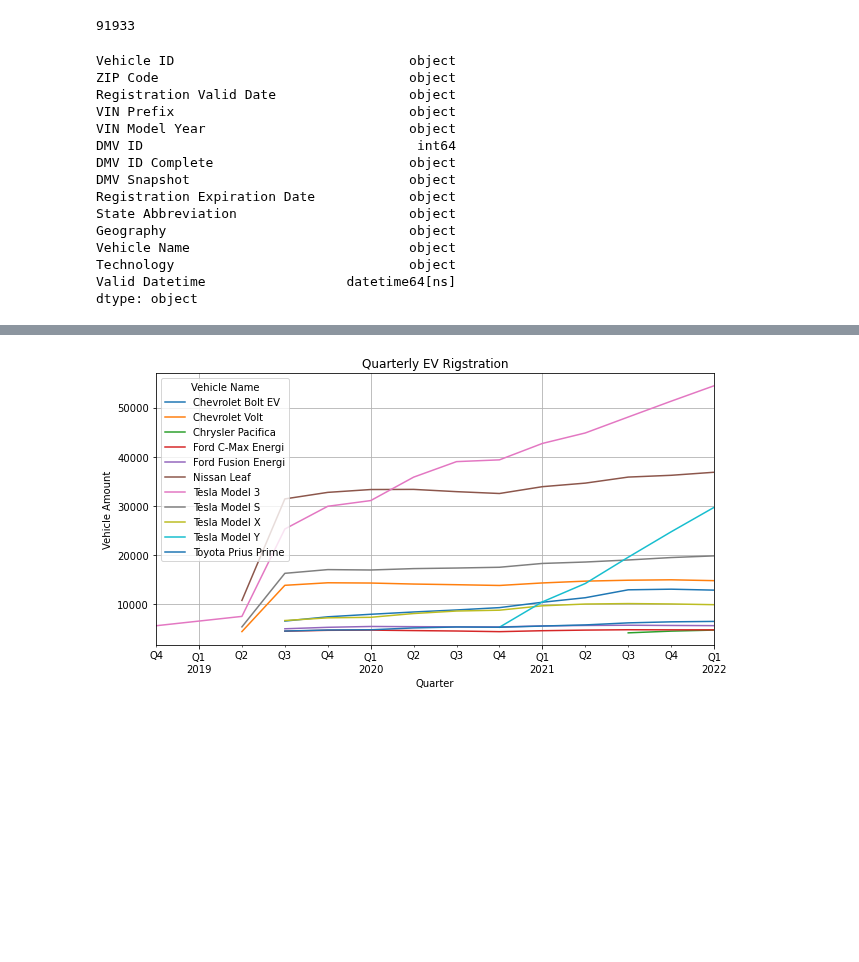
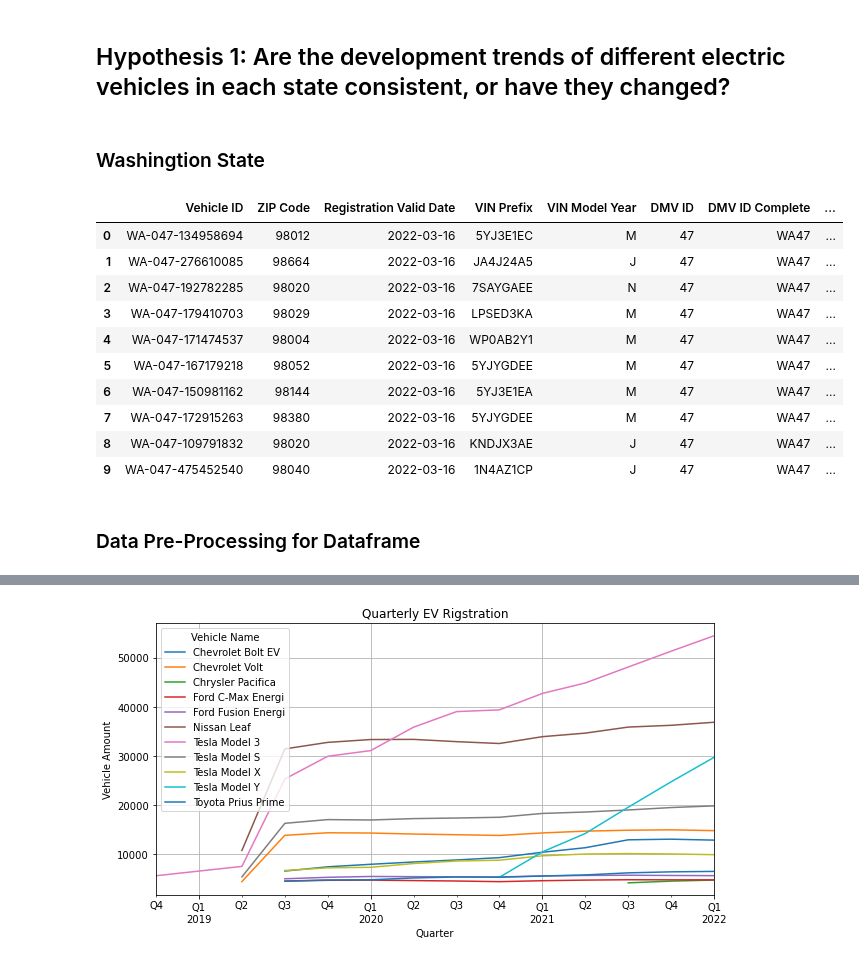
Before and after one commit to MarcccHuuu/2022Spring_Finals_EV, a Jupyter notebook: time-trend-report.ipynb, the cells around one changed output, grey strips where cells are left out. Drawn from its saved outputs; the diff is of its cells as text; code cells hidden in the pictures; blank space fills up the shorter version.

```diff
--- a/time-trend-report.ipynb
+++ b/time-trend-report.ipynb
@@ -3,3 +3,7 @@ import os.path
 
 import pandas as pd
 import matplotlib.pyplot as plt
+# %% [markdown]
+## Hypothesis 1: Are the development trends of different electric vehicles in each state consistent, or have they changed?
+# %% [markdown]
+### Washingtion State
@@ -6,6 +38,15 @@ import matplotlib.pyplot as plt
 # %%
-wa_ev_df = pd.read_csv('data/Washington_EV_Population_Data.csv')
+wa_df = pd.read_csv('data/wa_ev_registrations_public.csv') # , nrows=20000
+wa_df.head(10)
+# %% [output]
+|  | Vehicle ID | ZIP Code | Registration Valid Date | VIN Prefix | VIN Model Year | DMV ID | DMV ID Complete | ... |
+| 0 | WA-047-134958694 | 98012 | 2022-03-16 | 5YJ3E1EC | M | 47 | WA47 | ... |
+| 1 | WA-047-276610085 | 98664 | 2022-03-16 | JA4J24A5 | J | 47 | WA47 | ... |
+| 2 | WA-047-192782285 | 98020 | 2022-03-16 | 7SAYGAEE | N | 47 | WA47 | ... |
+| 3 | WA-047-179410703 | 98029 | 2022-03-16 | LPSED3KA | M | 47 | WA47 | ... |
+| 4 | WA-047-171474537 | 98004 | 2022-03-16 | WP0AB2Y1 | M | 47 | WA47 | ... |
+| 5 | WA-047-167179218 | 98052 | 2022-03-16 | 5YJYGDEE | M | 47 | WA47 | ... |
+| 6 | WA-047-150981162 | 98144 | 2022-03-16 | 5YJ3E1EA | M | 47 | WA47 | ... |
+| 7 | WA-047-172915263 | 98380 | 2022-03-16 | 5YJYGDEE | M | 47 | WA47 | ... |
+| 8 | WA-047-109791832 | 98020 | 2022-03-16 | KNDJX3AE | J | 47 | WA47 | ... |
+| 9 | WA-047-475452540 | 98040 | 2022-03-16 | 1N4AZ1CP | J | 47 | WA47 | ... |
-# %%
-len(wa_ev_df)
-# %% [output]
-91933
@@ -25,20 +53,2 @@ download_file('wa_ev_registrations_public')
-# %%
-wa_df = pd.read_csv('data/wa_ev_registrations_public.csv') # , nrows=20000
-wa_df['Valid Datetime'] = pd.to_datetime(wa_df['Registration Valid Date'])
-print(wa_df.dtypes)
-# %% [output]
-Vehicle ID                              object
-ZIP Code                                object
-Registration Valid Date                 object
-VIN Prefix                              object
-VIN Model Year                          object
-DMV ID                                   int64
-DMV ID Complete                         object
-DMV Snapshot                            object
-Registration Expiration Date            object
-State Abbreviation                      object
-Geography                               object
-Vehicle Name                            object
-Technology                              object
-Valid Datetime                  datetime64[ns]
-dtype: object
+# %% [markdown]
+### Data Pre-Processing for Dataframe
```
Also changed, not shown: parts of 11 cells of this notebook, 1 other file.
